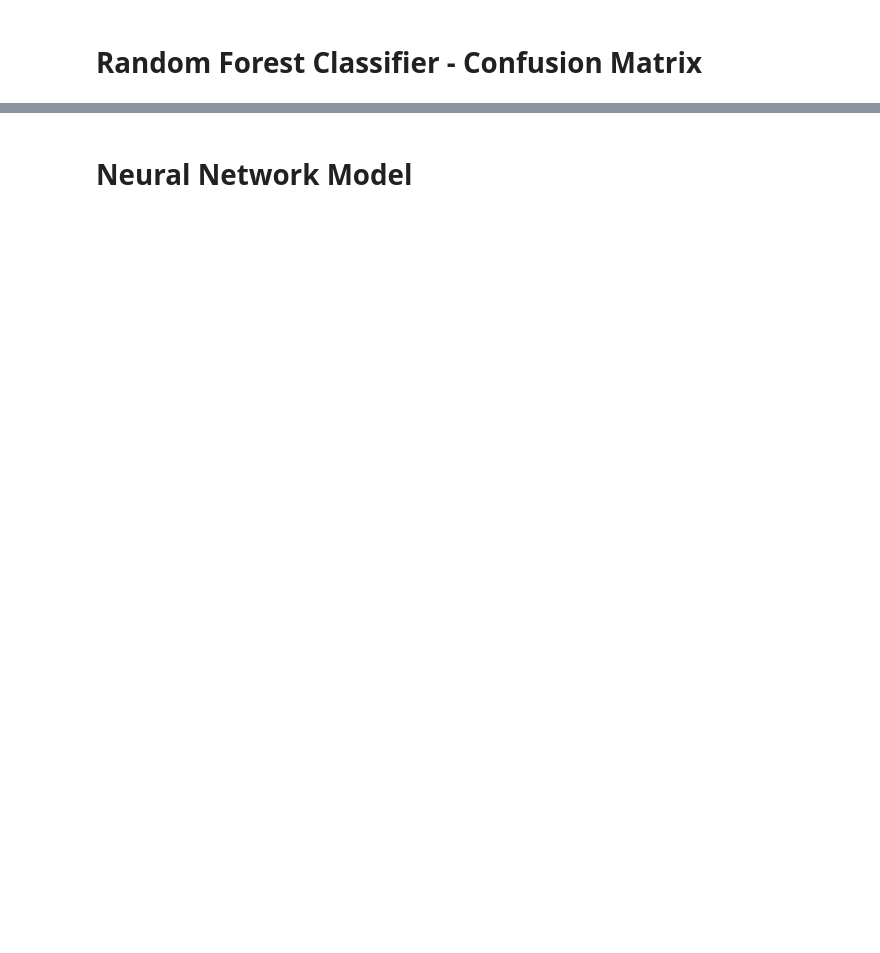
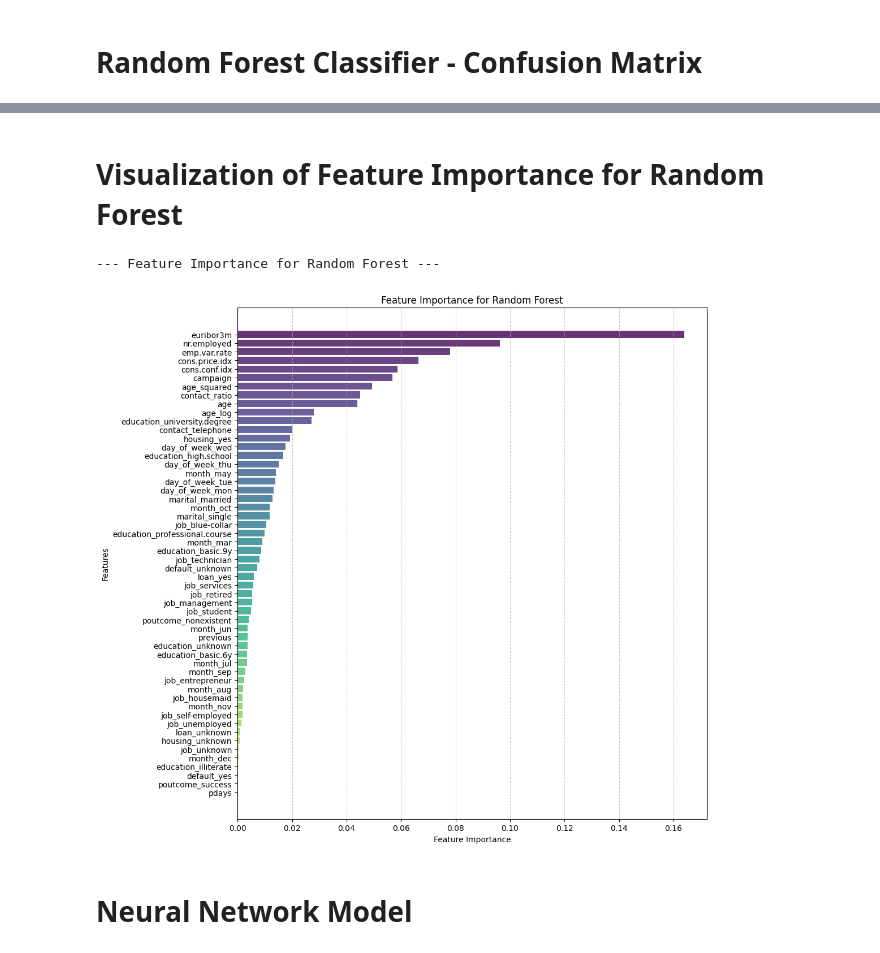
Before and after one commit to mathu3004/Bank_Marketing_MachineLearning_CW, a Jupyter notebook: Bank_Marketing_CM2604.ipynb, the cells around one changed output, grey strips where cells are left out. Saved outputs shown, nothing was run; the diff lists cells and outputs as text; code cells hidden in the pictures; blank space fills up the shorter version.

```diff
--- a/Bank_Marketing_CM2604.ipynb
+++ b/Bank_Marketing_CM2604.ipynb
@@ -758,9 +706,7 @@ y_test = y_test.values.ravel()
 def random_forest_model(X_train, y_train, X_test, y_test):
     print("Training Random Forest...")
     print()
-    rf_model = RandomForestClassifier(n_estimators=75, random_state=42, class_weight='balanced',
-        max_depth=7,
-        min_samples_split=9, min_samples_leaf=7, max_features='sqrt')
+    rf_model = RandomForestClassifier(n_estimators=100, random_state=42, class_weight='balanced', max_depth=15, min_samples_split=7, min_samples_leaf=7, max_features='sqrt')
     rf_model.fit(X_train, y_train)
 
     feature_importance = pd.DataFrame({
@@ -798,7 +744,7 @@ def random_forest_model(X_train, y_train, X_test, y_test):
 
 # Evaluate Models
 print("\n--- Random Forest Model ---\n")
-rf_model = random_forest_model(X_train_balanced, y_train_balanced, X_test, y_test)
+rf_model = random_forest_model(X_train, y_train, X_test, y_test)
 # %% [output]
 --- Random Forest Model ---
 
@@ -838,3 +784,42 @@ plot_confusion_matrix(rf_model, X_test, y_test, "Random Forest")
+# %% [markdown]
+# **Visualization of Feature Importance for Random Forest**
+# %%
+from matplotlib import colormaps
+# Function to plot feature importance
+def plot_feature_importance_with_gradient(feature_importance_df, model_name):
+    plt.figure(figsize=(11, 10))
+    y_positions = np.arange(len(feature_importance_df['Feature']))
+
+    # Use the updated method to get a colormap for gradient colors
+    cmap = colormaps['viridis']  # Access the colormap directly
+    colors = [cmap(i / len(feature_importance_df)) for i in range(len(feature_importance_df))]
+
+    # Plot the bars with spacing and gradient colors
+    plt.barh(y_positions, feature_importance_df['Importance'], color=colors, alpha=0.8)
+    plt.yticks(y_positions, feature_importance_df['Feature'])
+    plt.xlabel('Feature Importance')
+    plt.ylabel('Features')
+    plt.title(f'Feature Importance for {model_name}')
+    plt.gca().invert_yaxis()  # Highest importance at the top
+    plt.grid(axis='x', linestyle='--', alpha=0.7)  # Add grid for better readability
+    plt.tight_layout()
+    plt.show()
+
+# Random Forest Feature Importance
+def random_forest_feature_importance(model, feature_names):
+    importance = model.feature_importances_
+    feature_importance_df = pd.DataFrame({
+        'Feature': feature_names,
+        'Importance': importance
+    }).sort_values(by='Importance', ascending=False)
+    plot_feature_importance_with_gradient(feature_importance_df, 'Random Forest')
+
+# Plot feature importance for Random Forest
+print("\n--- Feature Importance for Random Forest ---\n")
+random_forest_feature_importance(rf_model, X_train.columns)
+# %% [output]
+--- Feature Importance for Random Forest ---
+[figure, added]
 # %% [markdown]
 # **Neural Network Model**
 # %%
```
Also changed, not shown: parts of 22 cells of this notebook.
